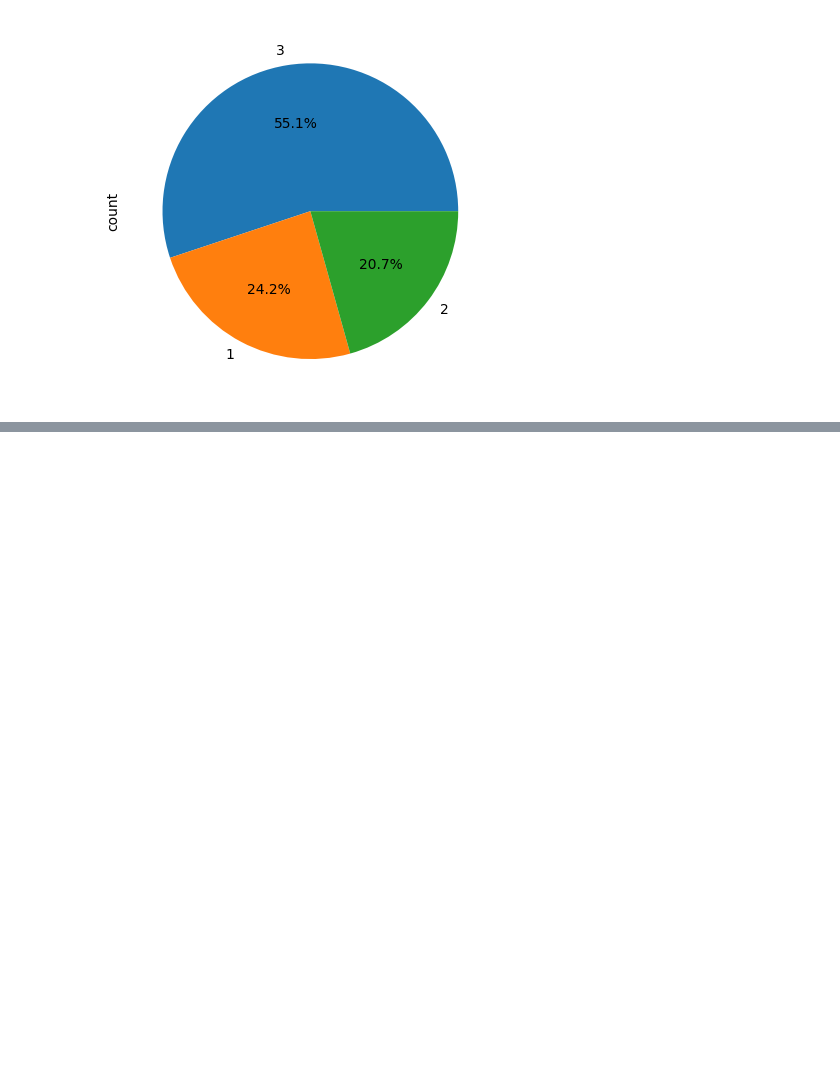
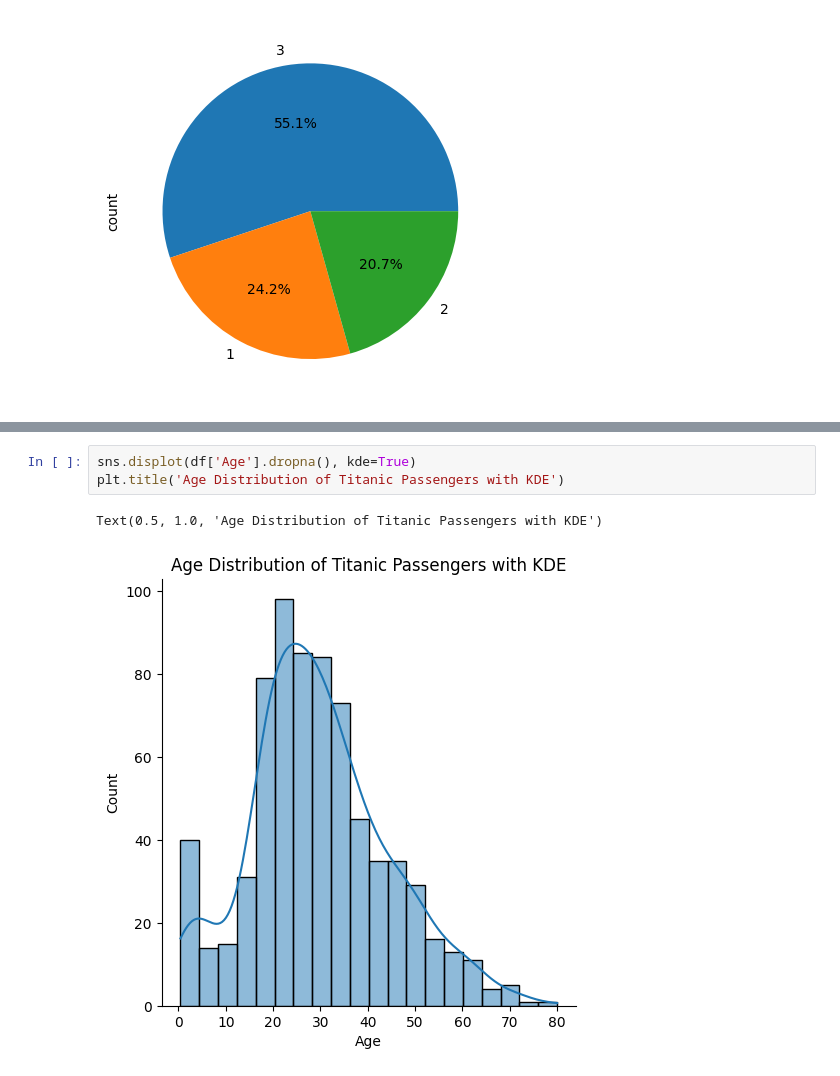
Before and after one commit to 01raghavmittal/AI-learning, a Jupyter notebook: Machine Learning/100 Days of Machine Learning/EDA/univarite_analysis.ipynb, the cells around one changed output, grey strips where cells are left out. Saved outputs shown, nothing was run; the diff lists cells and outputs as text; blank space fills up the shorter version.

```diff
--- a/Machine Learning/100 Days of Machine Learning/EDA/univarite_analysis.ipynb
+++ b/Machine Learning/100 Days of Machine Learning/EDA/univarite_analysis.ipynb
@@ -95,0 +107,6 @@ df['Pclass'].value_counts().plot(kind='pie', autopct='%1.1f%%')
+# %%
+sns.displot(df['Age'].dropna(), kde=True)
+plt.title('Age Distribution of Titanic Passengers with KDE')
+# %% [output]
+Text(0.5, 1.0, 'Age Distribution of Titanic Passengers with KDE')
+[figure, added]
```
Also changed, not shown: parts of 4 cells of this notebook, 1 other file.
